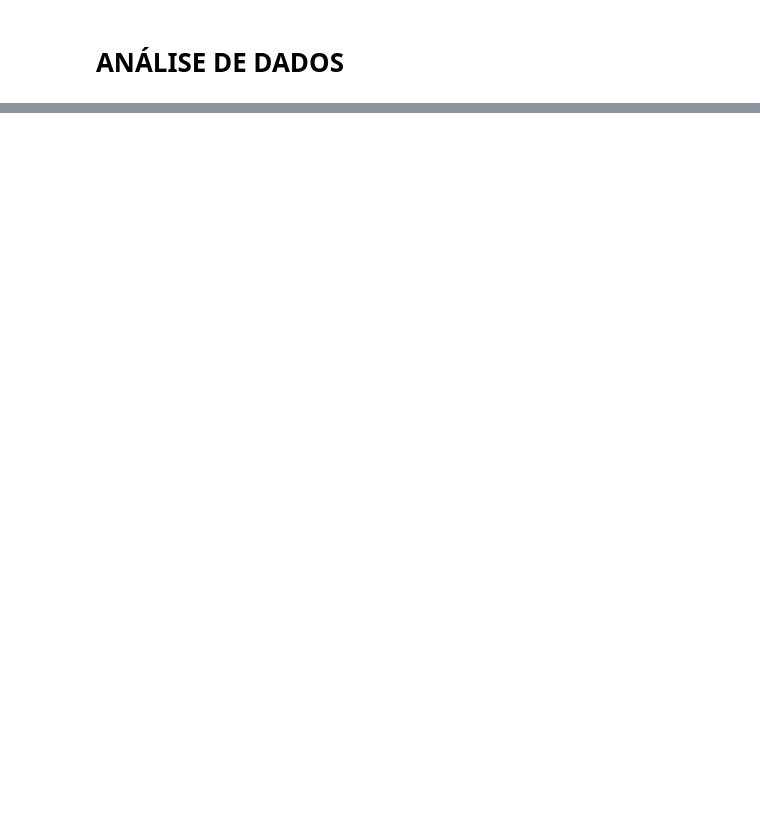
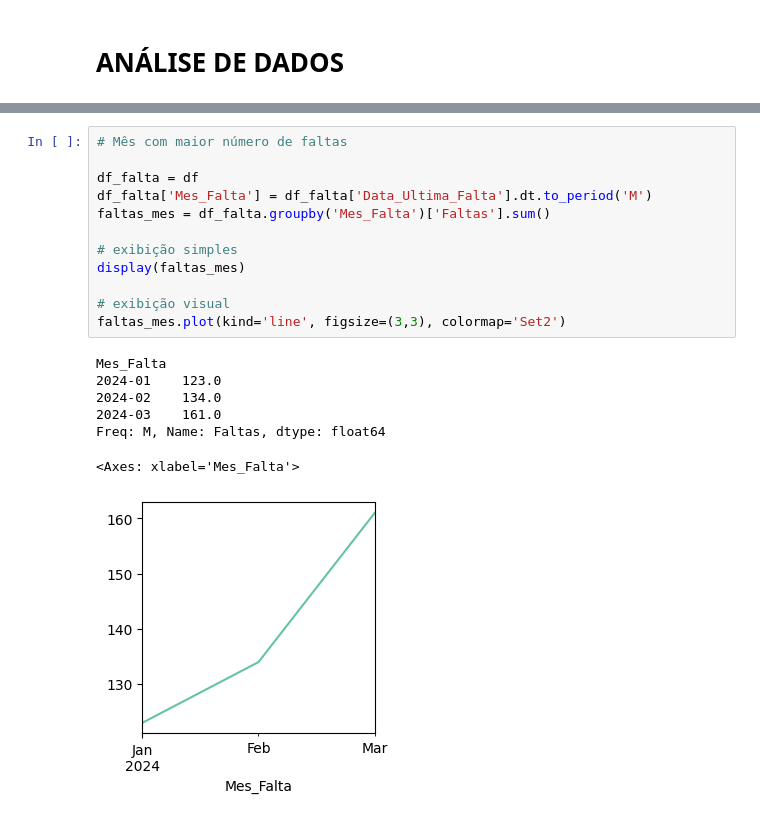
Before and after one commit to IIIgorMoura/PY-tratamento_analise_dados2, a Jupyter notebook: main.ipynb, the cells around one changed output, grey strips where cells are left out. Saved outputs shown, nothing was run; the diff lists cells and outputs as text; blank space fills up the shorter version.

```diff
--- a/main.ipynb
+++ b/main.ipynb
@@ -247,0 +313,20 @@ display(df[df['Faltas_Suspeitas'] == True])
+# %%
+# Mês com maior número de faltas
+
+df_falta = df
+df_falta['Mes_Falta'] = df_falta['Data_Ultima_Falta'].dt.to_period('M')
+faltas_mes = df_falta.groupby('Mes_Falta')['Faltas'].sum()
+
+# exibição simples
+display(faltas_mes)
+
+# exibição visual
+faltas_mes.plot(kind='line', figsize=(3,3), colormap='Set2')
+# %% [output]
+Mes_Falta
+2024-01    123.0
+2024-02    134.0
+2024-03    161.0
+Freq: M, Name: Faltas, dtype: float64
+<Axes: xlabel='Mes_Falta'>
+[figure, added]
```
Also changed, not shown: parts of 9 cells of this notebook.
